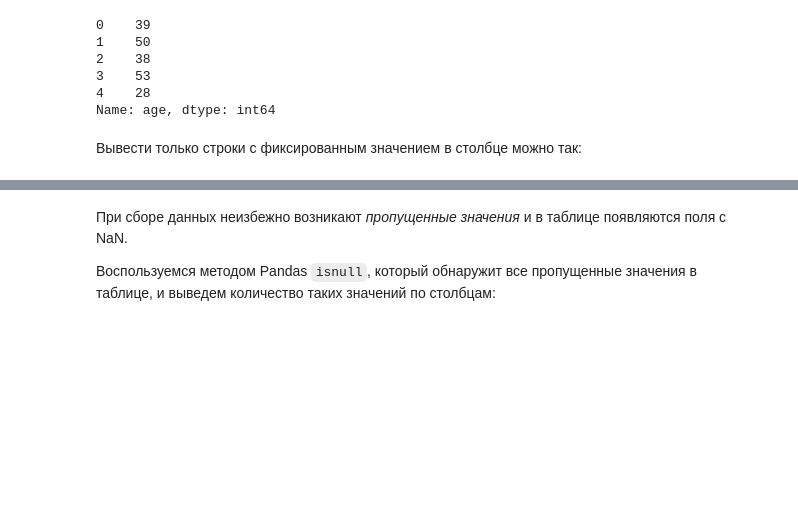
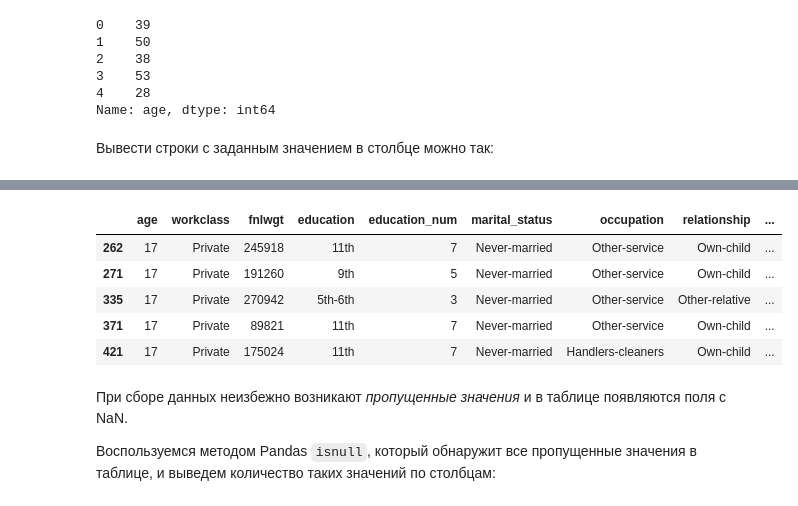
Before and after one commit to polyhex-sqr/data_analysis_international_relations, a Jupyter notebook: seminar1/python_intro.ipynb, the cells around one changed output, grey strips where cells are left out. Cells and saved outputs as stored; diff of their text form; code cells hidden in the pictures; blank space fills up the shorter version.

```diff
--- a/seminar1/python_intro.ipynb
+++ b/seminar1/python_intro.ipynb
@@ -635,7 +555,7 @@ data.age.head()
 4    28
 Name: age, dtype: int64
 # %% [markdown]
-Вывести только строки с фиксированным значением в столбце можно так:
+Вывести строки с заданным значением в столбце можно так:
 # %%
 # вывод строк с информацией о лицах мужского пола
 data[data.sex == 'Male'].head()
@@ -646,6 +566,16 @@ data[data.sex == 'Male'].head()
 | 2 | 38 | Private | 215646 | HS-grad | 9 | Divorced | Handlers-cleaners | Not-in-family | ... |
 | 3 | 53 | Private | 234721 | 11th | 7 | Married-civ-spouse | Handlers-cleaners | Husband | ... |
 | 7 | 52 | Self-emp-not-inc | 209642 | HS-grad | 9 | Married-civ-spouse | Exec-managerial | Husband | ... |
+# %%
+# вывод строк с информацией о лицах мужского пола И не достигших 18 лет
+data[(data.sex == 'Male') & (data.age < 18)].head()
+# %% [output]
+|  | age | workclass | fnlwgt | education | education_num | marital_status | occupation | relationship | ... |
+| 262 | 17 | Private | 245918 | 11th | 7 | Never-married | Other-service | Own-child | ... |
+| 271 | 17 | Private | 191260 | 9th | 5 | Never-married | Other-service | Own-child | ... |
+| 335 | 17 | Private | 270942 | 5th-6th | 3 | Never-married | Other-service | Other-relative | ... |
+| 371 | 17 | Private | 89821 | 11th | 7 | Never-married | Other-service | Own-child | ... |
+| 421 | 17 | Private | 175024 | 11th | 7 | Never-married | Handlers-cleaners | Own-child | ... |
 # %% [markdown]
 При сборе данных неизбежно возникают *пропущенные значения* и в таблице появляются поля с NaN.
 
```
Also changed, not shown: parts of 31 cells of this notebook.
